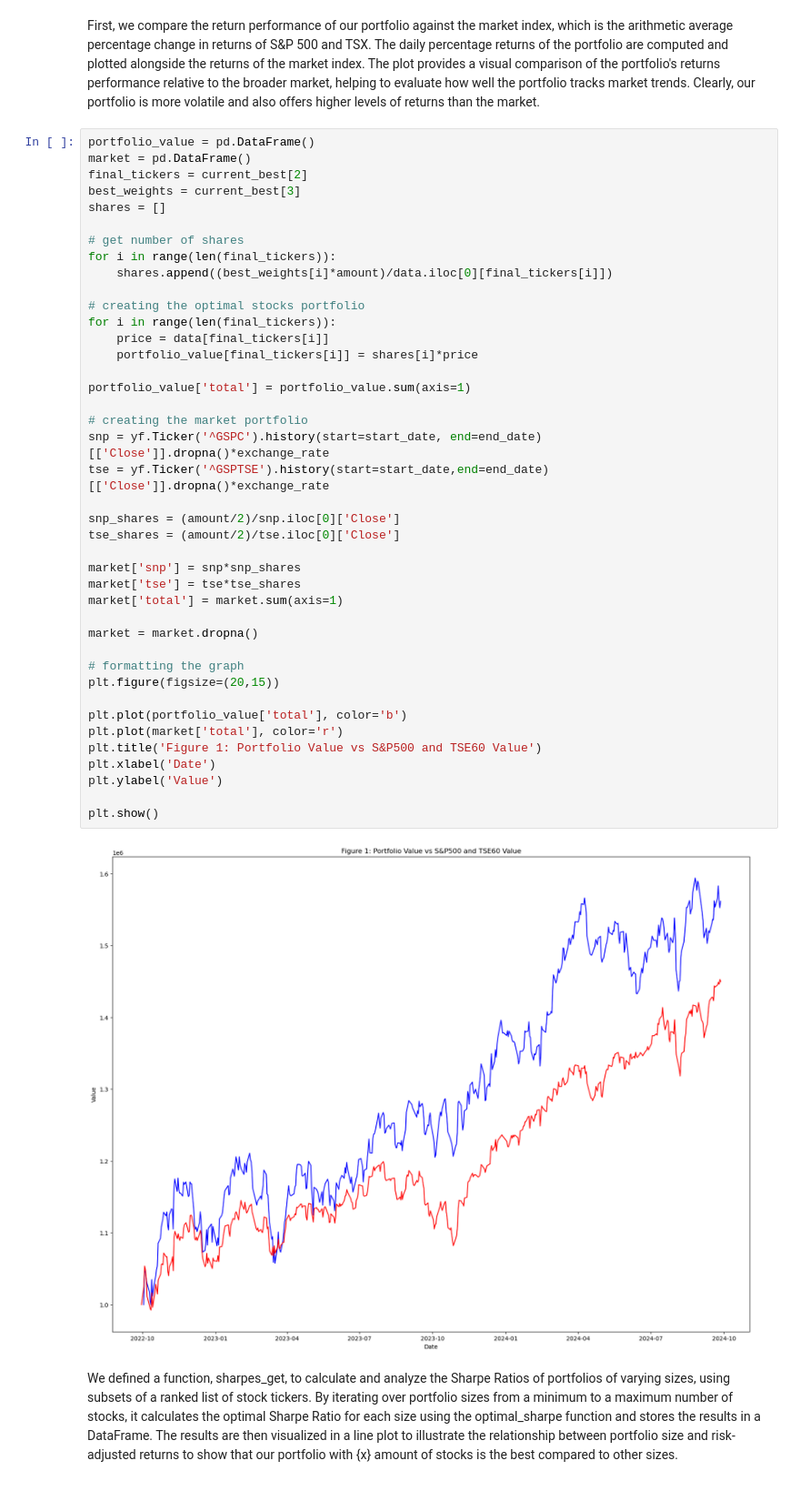
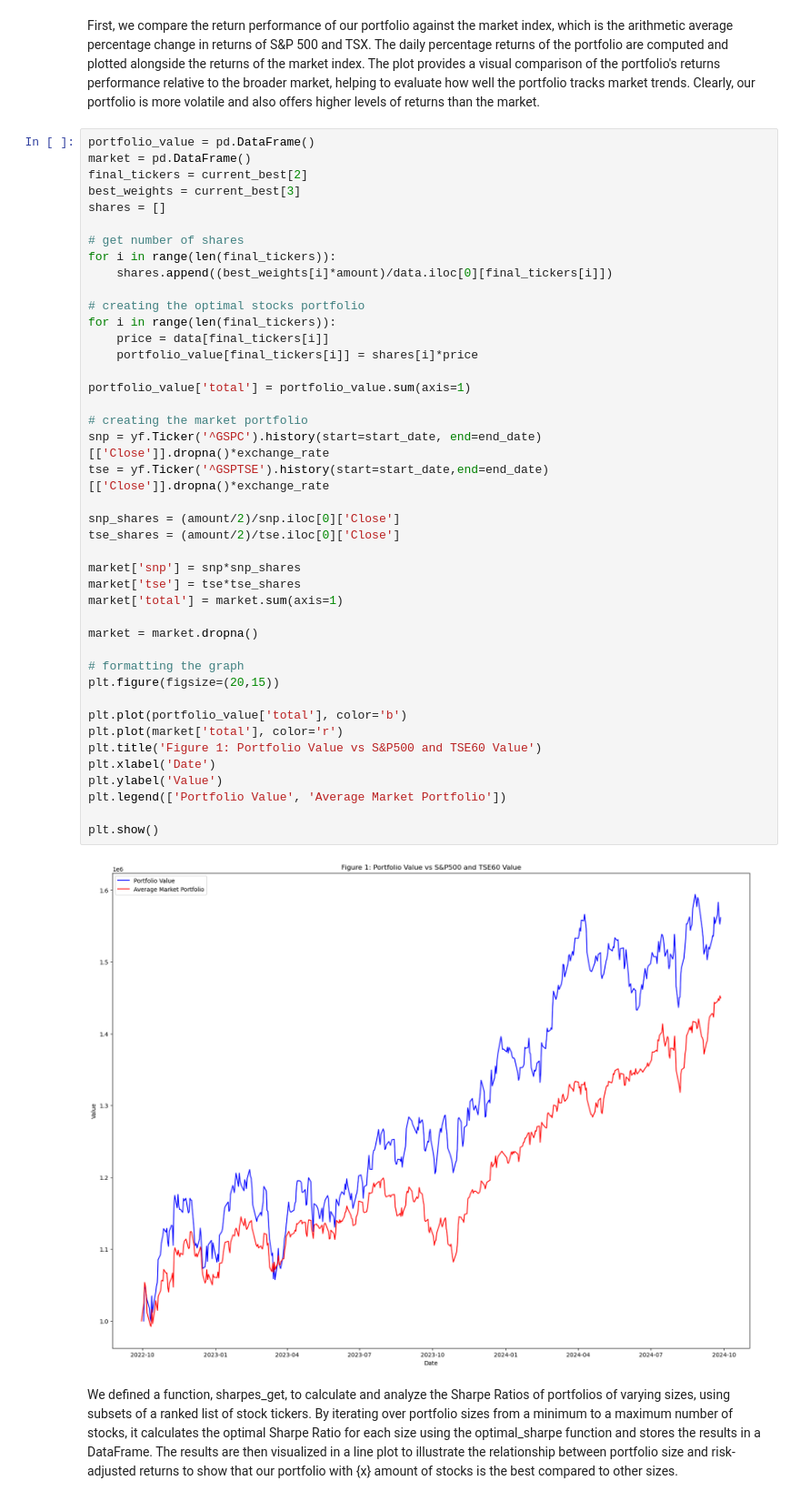
Before and after one commit to akramj13/CFM101-Project, a Jupyter notebook: Team 11 Assignment Main.ipynb, the cells around one changed output. Shown at 91% size. Saved outputs shown, nothing was run; the diff lists cells and outputs as text.

```diff
--- a/Team 11 Assignment Main.ipynb
+++ b/Team 11 Assignment Main.ipynb
@@ -612,34 +613,35 @@ for i in range(len(final_tickers)):
 for i in range(len(final_tickers)):
     price = data[final_tickers[i]]
     portfolio_value[final_tickers[i]] = shares[i]*price
 
 portfolio_value['total'] = portfolio_value.sum(axis=1)
 
 # creating the market portfolio
 snp = yf.Ticker('^GSPC').history(start=start_date, end=end_date)[['Close']].dropna()*exchange_rate
 tse = yf.Ticker('^GSPTSE').history(start=start_date,end=end_date)[['Close']].dropna()*exchange_rate
 
 snp_shares = (amount/2)/snp.iloc[0]['Close']
 tse_shares = (amount/2)/tse.iloc[0]['Close']
 
 market['snp'] = snp*snp_shares
 market['tse'] = tse*tse_shares
 market['total'] = market.sum(axis=1)
 
 market = market.dropna()
 
 # formatting the graph
 plt.figure(figsize=(20,15))
 
 plt.plot(portfolio_value['total'], color='b')
 plt.plot(market['total'], color='r')
 plt.title('Figure 1: Portfolio Value vs S&P500 and TSE60 Value')
 plt.xlabel('Date')
 plt.ylabel('Value')
+plt.legend(['Portfolio Value', 'Average Market Portfolio'])
 
 plt.show()
 # %% [output]
-[figure, old version]
+[figure, new version]
 # %% [markdown]
 We defined a function, sharpes_get, to calculate and analyze the Sharpe Ratios of portfolios of varying sizes, using subsets of a ranked list of stock tickers. By iterating over portfolio sizes from a minimum to a maximum number of stocks, it calculates the optimal Sharpe Ratio for each size using the optimal_sharpe function and stores the results in a DataFrame. The results are then visualized in a line plot to illustrate the relationship between portfolio size and risk-adjusted returns to show that our portfolio with {x} amount of stocks is the best compared to other sizes.
 # %%
```
Also changed, not shown: parts of 7 cells of this notebook, 1 other file.
